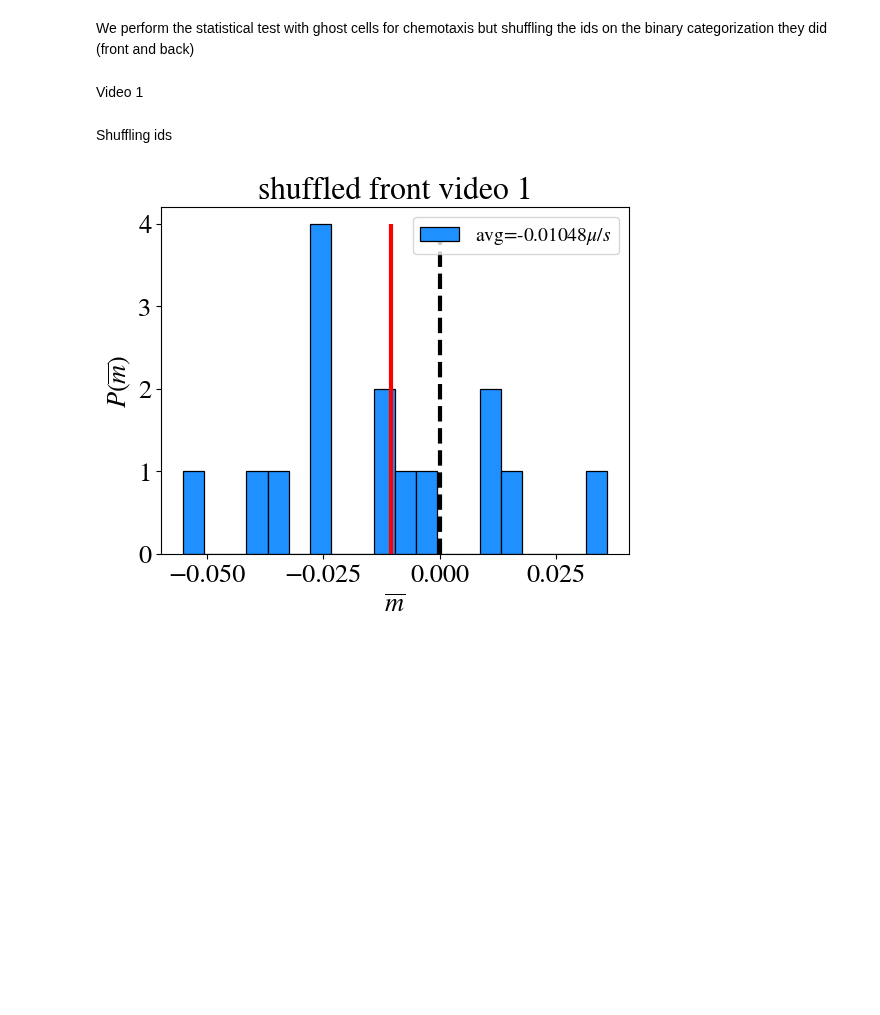
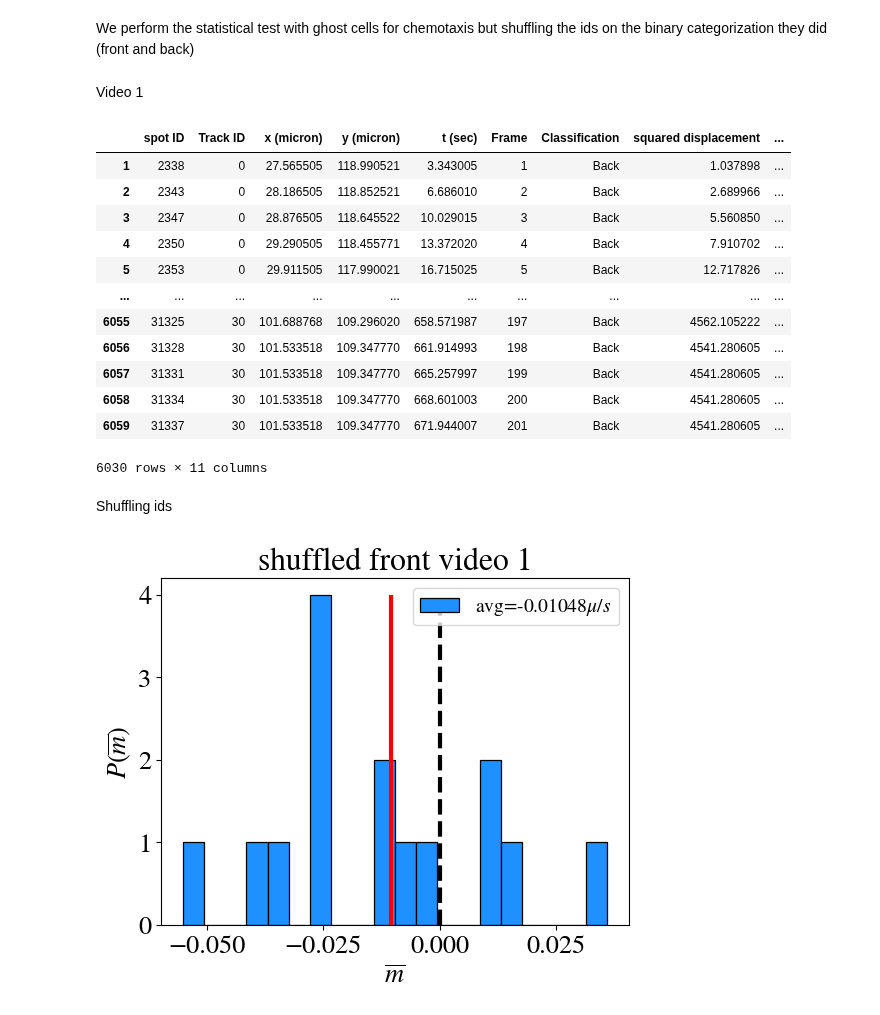
Before and after one commit to jannesantana/bacteria, a Jupyter notebook: stat_test_chemotaxis_shuffled.ipynb, the cells around one changed output. Cells and saved outputs as stored; diff of their text form; code cells hidden in the pictures; blank space fills up the shorter version.

```diff
--- a/stat_test_chemotaxis_shuffled.ipynb
+++ b/stat_test_chemotaxis_shuffled.ipynb
@@ -77,13 +77,28 @@ Video 1
 # %%
 AC_video1_dataframe = pd.read_csv('data/apoptotic_cells/bigger_videos/video_1/AC_positions_video1_v2.csv' )
 ids_AC_video1 = AC_video1_dataframe['Track ID'].unique()
 AC_positions = pd.read_csv('data/apoptotic_cells/bigger_videos/video_1/AC_positions_video1.csv')
 AC_names =AC_positions[['label']].values
 AC_names = AC_names[:,0]
 AC_video1_dataframe = AC_video1_dataframe.drop(columns=['Unnamed: 0'])
 AC_video1_dataframe = AC_video1_dataframe.dropna()
+AC_video1_dataframe
 # AC_video1_dataframe[AC_video1_dataframe['Classification'] == 'Before_Contact']['Track ID'].unique()
 # AC_video1_dataframe[AC_video1_dataframe['Classification']=='Before_Contact']['Track ID'].unique()
+# %% [output]
+|  | spot ID | Track ID | x (micron) | y (micron) | t (sec) | Frame | Classification | squared displacement | ... |
+| 1 | 2338 | 0 | 27.565505 | 118.990521 | 3.343005 | 1 | Back | 1.037898 | ... |
+| 2 | 2343 | 0 | 28.186505 | 118.852521 | 6.686010 | 2 | Back | 2.689966 | ... |
+| 3 | 2347 | 0 | 28.876505 | 118.645522 | 10.029015 | 3 | Back | 5.560850 | ... |
+| 4 | 2350 | 0 | 29.290505 | 118.455771 | 13.372020 | 4 | Back | 7.910702 | ... |
+| 5 | 2353 | 0 | 29.911505 | 117.990021 | 16.715025 | 5 | Back | 12.717826 | ... |
+| ... | ... | ... | ... | ... | ... | ... | ... | ... | ... |
+| 6055 | 31325 | 30 | 101.688768 | 109.296020 | 658.571987 | 197 | Back | 4562.105222 | ... |
+| 6056 | 31328 | 30 | 101.533518 | 109.347770 | 661.914993 | 198 | Back | 4541.280605 | ... |
+| 6057 | 31331 | 30 | 101.533518 | 109.347770 | 665.257997 | 199 | Back | 4541.280605 | ... |
+| 6058 | 31334 | 30 | 101.533518 | 109.347770 | 668.601003 | 200 | Back | 4541.280605 | ... |
+| 6059 | 31337 | 30 | 101.533518 | 109.347770 | 671.944007 | 201 | Back | 4541.280605 | ... |
+6030 rows × 11 columns
 # %% [markdown]
 Shuffling ids
 # %%
```
Also changed, not shown: 2 other files.
